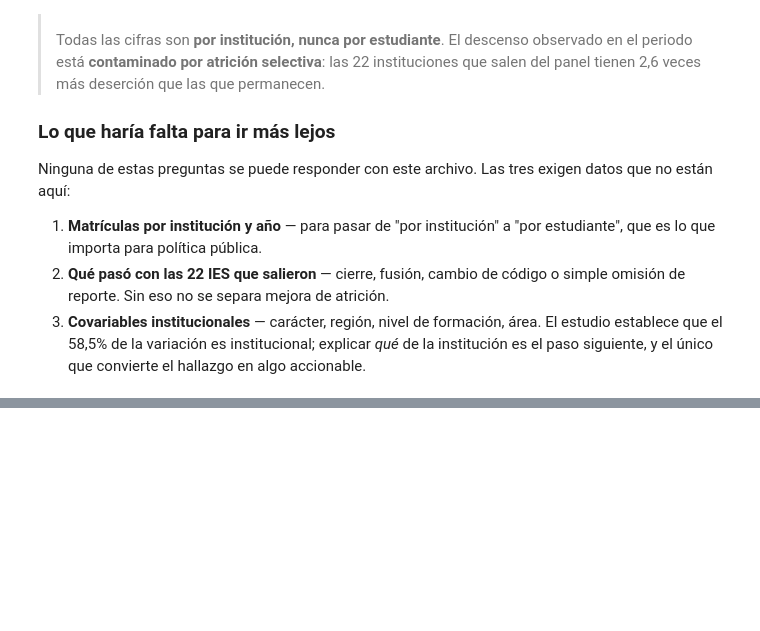
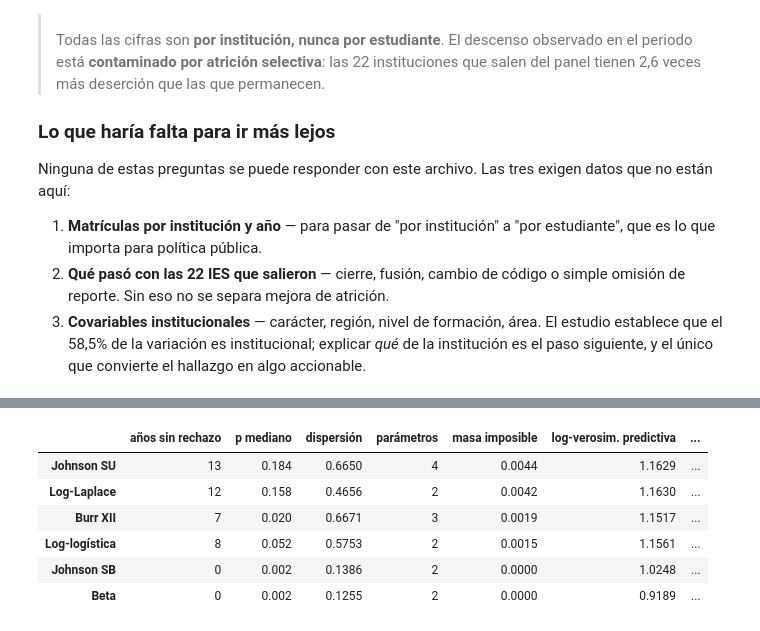
Before and after one commit to Nicolaserd/desercion-ies-colombia, a Jupyter notebook: DISPERSION_DESERCION.ipynb, the cells around one changed output, grey strips where cells are left out. Cells and saved outputs as stored; diff of their text form; code cells hidden in the pictures; blank space fills up the shorter version.

```diff
--- a/DISPERSION_DESERCION.ipynb
+++ b/DISPERSION_DESERCION.ipynb
@@ -2519,0 +2821,29 @@ datos que no están aquí:
+# %%
+rng_cv = np.random.default_rng(99)
+v_ult = dat[dat["anio"] == 2024]["tasa"].to_numpy()
+filas_c = []
+for nom, dist, kw, _ in FINAL:
+    par = dist.fit(v_ult, **kw)
+    k = len(par) - len(kw)
+    imposible = dist.cdf(0, *par) + dist.sf(1, *par)
+    cvs = []
+    for a_ in anios_lista:
+        v = dat[dat["anio"] == a_]["tasa"].to_numpy()
+        idx = rng_cv.permutation(len(v)); tot = 0.0; ok = True
+        for pl in np.array_split(idx, 5):
+            ent = np.setdiff1d(idx, pl)
+            try:
+                p_ = dist.fit(v[ent], **kw)
+                l_ = dist.logpdf(v[pl], *p_)
+                if not np.all(np.isfinite(l_)):
+                    ok = False; break
+                tot += l_.sum()
+            except Exception:
+                ok = False; break
+        if ok:
+            cvs.append(tot / len(v))
+    filas_c.append({"familia": nom, "parámetros": k, "masa imposible": imposible,
+                    "log-verosim. predictiva": np.mean(cvs) if cvs else np.nan})
+crit_c = pd.DataFrame(filas_c).set_index("familia")
+print("C — Soporte, parsimonia y predicción fuera de muestra\n")
+crit_c.sort_values("log-verosim. predictiva", ascending=False).round(4)
@@ -2519,0 +2860,16 @@ datos que no están aquí:
+# %%
+decision = (crit_a
+            .join(crit_b[["media"]].rename(columns={"media": "dispersión"}))
+            .join(crit_c))
+decision["rango medio"] = (decision["años sin rechazo"].rank(ascending=False)
+                           + decision["dispersión"].rank(ascending=False)
+                           + decision["log-verosim. predictiva"].rank(ascending=False)) / 3
+decision.sort_values("rango medio").round(4)
+# %% [output]
+|  | años sin rechazo | p mediano | dispersión | parámetros | masa imposible | log-verosim. predictiva | ... |
+| Johnson SU | 13 | 0.184 | 0.6650 | 4 | 0.0044 | 1.1629 | ... |
+| Log-Laplace | 12 | 0.158 | 0.4656 | 2 | 0.0042 | 1.1630 | ... |
+| Burr XII | 7 | 0.020 | 0.6671 | 3 | 0.0019 | 1.1517 | ... |
+| Log-logística | 8 | 0.052 | 0.5753 | 2 | 0.0015 | 1.1561 | ... |
+| Johnson SB | 0 | 0.002 | 0.1386 | 2 | 0.0000 | 1.0248 | ... |
+| Beta | 0 | 0.002 | 0.1255 | 2 | 0.0000 | 0.9189 | ... |
```
Also changed, not shown: parts of 15 cells of this notebook, 1 other file.
